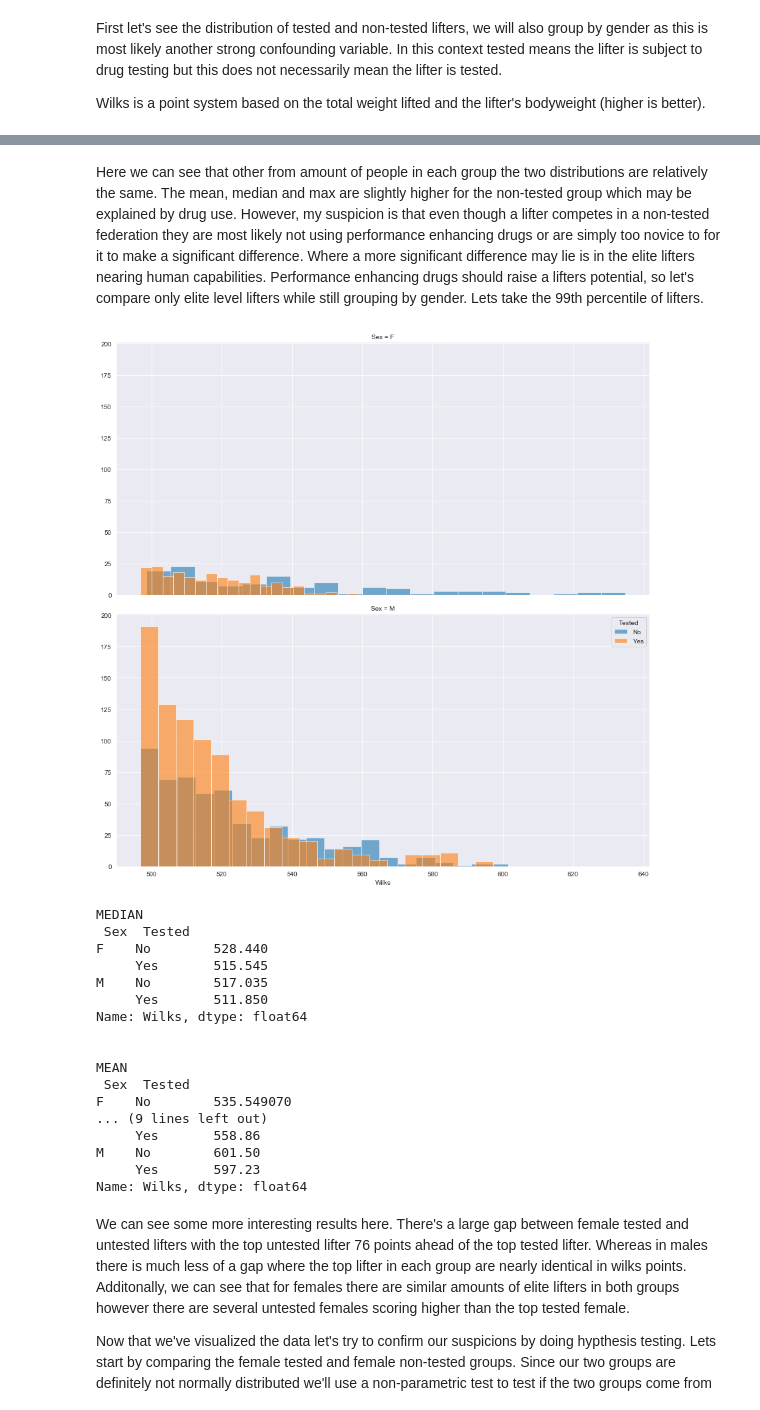
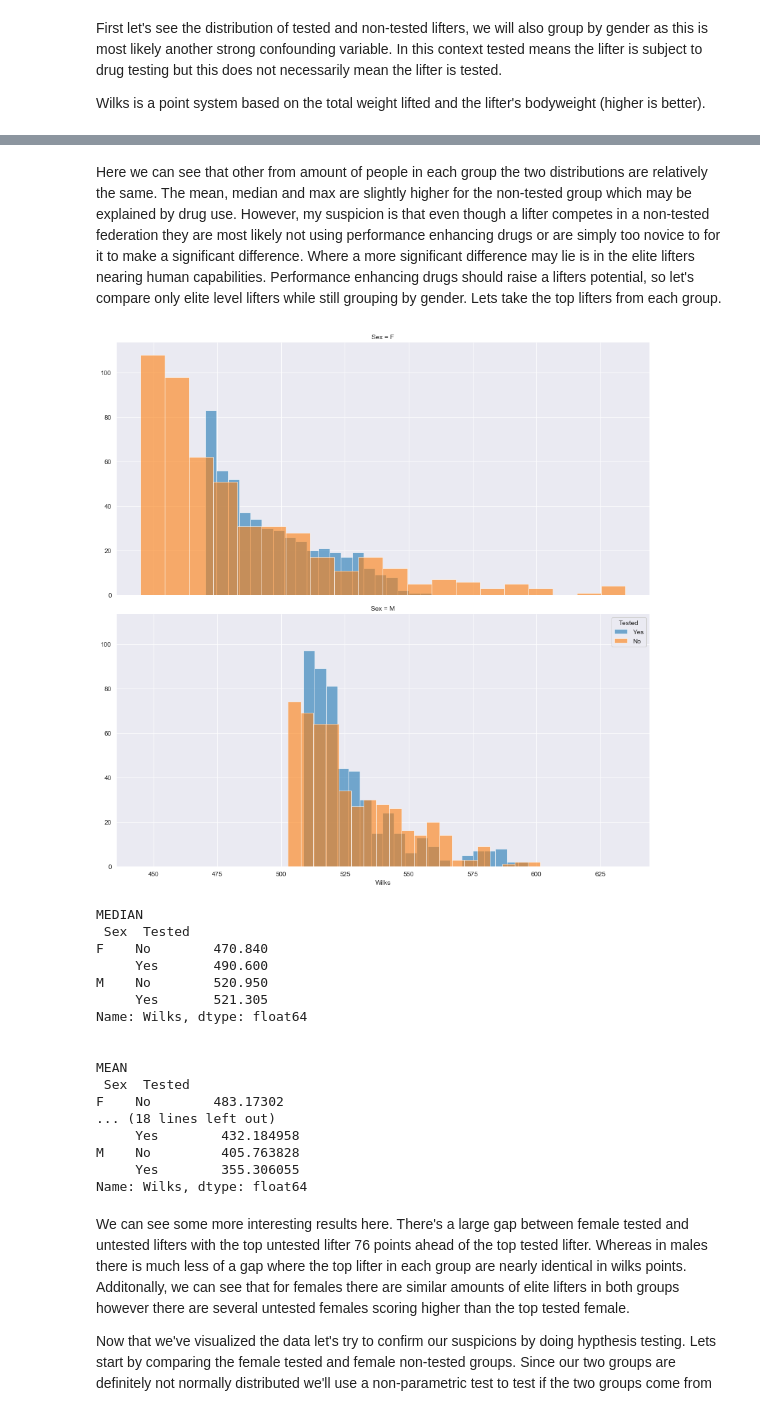
Before and after one commit to ParkerRam/Powerlifting-Analysis, a Jupyter notebook: pl_analysis.ipynb, the cells around one changed output, grey strips where cells are left out. Drawn from its saved outputs; the diff is of its cells as text; code cells hidden in the pictures.

Commit message:
Reworked data cleaning + added more rigour

```diff
--- a/pl_analysis.ipynb
+++ b/pl_analysis.ipynb
@@ -60,4 +82,4 @@ We can see that we have quite a few irrelevant columns for the purpose of our an
 # %%
-pl = pl.drop(['MeetName', 'Country', 'Squat1Kg', 'Squat2Kg', 'Squat3Kg', 'Squat4Kg', 'Bench1Kg', 'Bench2Kg', 'Bench3Kg', 'Bench4Kg', 'Deadlift1Kg', 'Deadlift2Kg', 'Deadlift3Kg', 'Deadlift4Kg', 'AgeClass','McCulloch', 'Glossbrenner', 'Division'], axis=1)
+pl = pl.drop(['Squat1Kg', 'Squat2Kg', 'Squat3Kg', 'Squat4Kg', 'Bench1Kg', 'Bench2Kg', 'Bench3Kg', 'Bench4Kg', 'Deadlift1Kg', 'Deadlift2Kg', 'Deadlift3Kg', 'Deadlift4Kg', 'AgeClass', 'Country', 'MeetState'], axis=1)
 pl = pl[pl['Event'] == 'SBD']
 pl = pl[pl['Equipment'] == 'Raw']
@@ -66,12 +100,10 @@ We'll take care of NaN and negative values in the most important columns and mut
 # %%
-pl = pl.dropna(subset = ['BodyweightKg', 'Best3SquatKg', 'Best3BenchKg', 'Best3DeadliftKg','TotalKg', 'Wilks', 'Tested', 'Age'])
-
 pl = pl.loc[pl['Best3SquatKg'] > 0]
 pl = pl.loc[pl['Best3BenchKg'] > 0]
 pl = pl.loc[pl['Best3DeadliftKg'] > 0]
-pl = pl.loc[pl['BodyweightKg'] > 0]
-pl = pl.loc[pl['Wilks'] > 0]
-pl = pl.loc[pl['Age'] > 0]
 
 pl['Year'] = pd.DatetimeIndex(pl['Date']).year
 pl = pl.drop(['Date'], axis=1)
+
+print(pl.shape)
+pl.isna().mean().round(4) * 100
@@ -97,0 +131,5 @@ pl.head()
+# %%
+pl = pl.dropna(subset = ['Division', 'BodyweightKg', 'WeightClassKg', 'TotalKg', 'Wilks', 'McCulloch', 'Glossbrenner'])
+pl[['Age']] = pl[['Age']].fillna(pl['Age'].mean())
+
+print(pl.shape)
@@ -159,36 +199,55 @@ M    No        601.50
      Yes       597.23
 Name: Wilks, dtype: float64
 # %% [markdown]
-Here we can see that other from amount of people in each group the two distributions are relatively the same. The mean, median and max are slightly higher for the non-tested group which may be explained by drug use. However, my suspicion is that even though a lifter competes in a non-tested federation they are most likely not using performance enhancing drugs or are simply too novice to for it to make a significant difference. Where a more significant difference may lie is in the elite lifters nearing human capabilities. Performance enhancing drugs should raise a lifters potential, so let's compare only elite level lifters while still grouping by gender. Lets take the 99th percentile of lifters.
+Here we can see that other from amount of people in each group the two distributions are relatively the same. The mean, median and max are slightly higher for the non-tested group which may be explained by drug use. However, my suspicion is that even though a lifter competes in a non-tested federation they are most likely not using performance enhancing drugs or are simply too novice to for it to make a significant difference. Where a more significant difference may lie is in the elite lifters nearing human capabilities. Performance enhancing drugs should raise a lifters potential, so let's compare only elite level lifters while still grouping by gender. Lets take the top lifters from each group.
 # %%
-top = pl.sort_values('Wilks', ascending=False)[0:round(len(pl)*0.01)]
+# Prep groups
+female_tested = pl[pl['Sex'] == 'F']
+female_tested = female_tested[female_tested['Tested'] == 'Yes']
+female_tested = female_tested.sort_values('Wilks', ascending=False)[0:500]
 
-grid = sns.FacetGrid(data=top, hue='Tested', row='Sex', legend_out=True, height=6, aspect=2)
+female_not_tested = pl[pl['Sex'] == 'F']
+female_not_tested = female_not_tested[female_not_tested['Tested'] == 'No']
+female_not_tested = female_not_tested.sort_values('Wilks', ascending=False)[0:500]
+
+male_tested = pl[pl['Sex'] == 'M']
+male_tested = male_tested[male_tested['Tested'] == 'Yes']
+male_tested = male_tested.sort_values('Wilks', ascending=False)[0:500]
+
+male_not_tested = pl[pl['Sex'] == 'M']
+male_not_tested = male_not_tested[male_not_tested['Tested'] == 'No']
+male_not_tested = male_not_tested.sort_values('Wilks', ascending=False)[0:500]
+
+frames = [female_tested, female_not_tested, male_tested, male_not_tested]
+result = pd.concat(frames)
+
+grid = sns.FacetGrid(data=result, hue='Tested', row='Sex', legend_out=True, height=6, aspect=2)
 top_wilks = grid.map(plt.hist, 'Wilks', bins=20, alpha=0.6)
 plt.legend(title='Tested')
 plt.show()
 
-print("MEDIAN \n",top.groupby(by=['Sex','Tested'])['Wilks'].median())
-print("\n\nMEAN \n",top.groupby(by=['Sex','Tested'])['Wilks'].mean())
-print("\n\nMAX \n",top.groupby(by=['Sex','Tested'])['Wilks'].max())
+print("MEDIAN \n",result.groupby(by=['Sex','Tested'])['Wilks'].median())
+print("\n\nMEAN \n",result.groupby(by=['Sex','Tested'])['Wilks'].mean())
+print("\n\nMAX \n",result.groupby(by=['Sex','Tested'])['Wilks'].max())
+print("\n\nMAX \n",result.groupby(by=['Sex','Tested'])['Wilks'].var())
 # %% [output]
-[figure, old version]
+[figure, new version]
 MEDIAN
  Sex  Tested
-F    No        528.440
-     Yes       515.545
-M    No        517.035
-     Yes       511.850
+F    No        470.840
+     Yes       490.600
+M    No        520.950
+     Yes       521.305
 Name: Wilks, dtype: float64
 
 
 MEAN
  Sex  Tested
-F    No        535.549070
-... (9 lines left out)
-     Yes       558.86
-M    No        601.50
-     Yes       597.23
+F    No        483.17302
+... (18 lines left out)
+     Yes        432.184958
+M    No         405.763828
+     Yes        355.306055
 Name: Wilks, dtype: float64
 # %% [markdown]
 We can see some more interesting results here. There's a large gap between female tested and untested lifters with the top untested lifter 76 points ahead of the top tested lifter. Whereas in males there is much less of a gap where the top lifter in each group are nearly identical in wilks points. Additonally, we can see that for females there are similar amounts of elite lifters in both groups however there are several untested females scoring higher than the top tested female.
```
Also changed, not shown: parts of 41 cells of this notebook.
